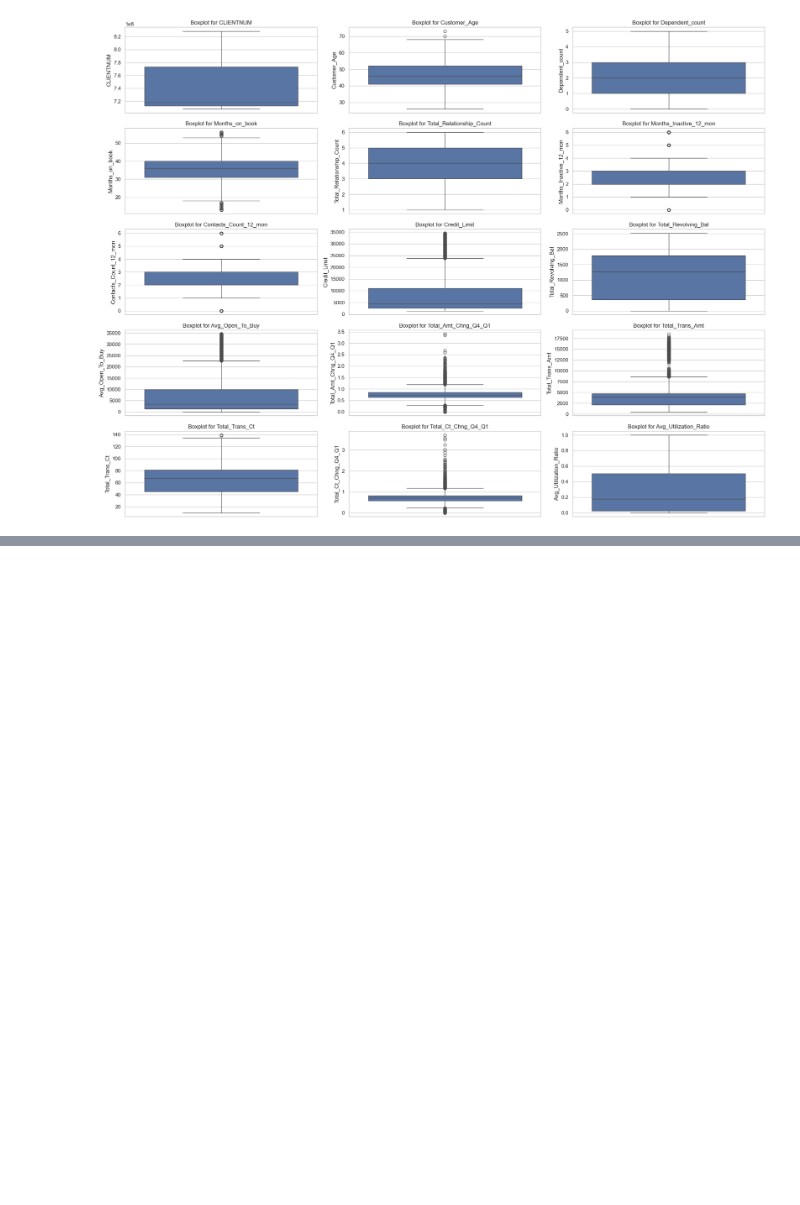
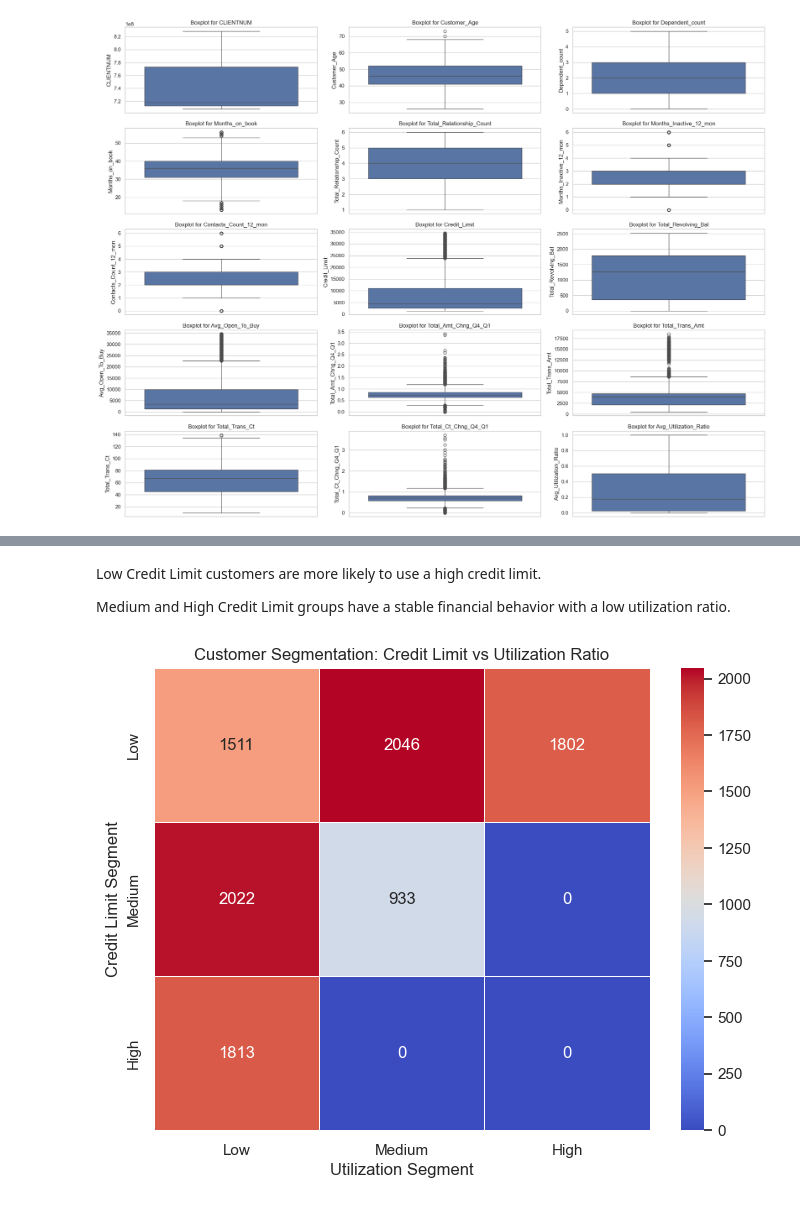
Before and after one commit to Zeegeuze/churn_prediction, a Jupyter notebook: personal_maps/anastasiia/anastasiia_main.ipynb, the cells around one changed output, grey strips where cells are left out. Drawn from its saved outputs; the diff is of its cells as text; code cells hidden in the pictures; blank space fills up the shorter version.

```diff
--- a/personal_maps/anastasiia/anastasiia_main.ipynb
+++ b/personal_maps/anastasiia/anastasiia_main.ipynb
@@ -200,0 +263,20 @@ Card_Category: ['Blue' 'Gold' 'Silver' 'Platinum']
+# %%
+# Segment 'Credit_Limit' into bins (Low, Medium, High)
+credit_bins = [0, 5000, 15000, df['Credit_Limit'].max()]  # Define bin edges
+credit_labels = ['Low', 'Medium', 'High']  # Define labels
+df['Credit_Limit_Segment'] = pd.cut(df['Credit_Limit'], bins=credit_bins, labels=credit_labels)
+
+# Segment 'Avg_Utilization_Ratio' into bins (Low, Medium, High)
+util_bins = [0, 0.2, 0.6, 1.0]  # Define bin edges
+util_labels = ['Low', 'Medium', 'High']  # Define labels
+df['Utilization_Segment'] = pd.cut(
+    df['Avg_Utilization_Ratio'],
+    bins=util_bins,
+    labels=util_labels,
+    include_lowest=True,  # Include the lowest value in the first bin
+    right=True  # Include the right edge in the bin
+)
+
+# Display updated data to confirm
+print("Updated data with segmentation:")
+print(df[['Credit_Limit', 'Credit_Limit_Segment', 'Avg_Utilization_Ratio', 'Utilization_Segment']].head())
@@ -200,0 +298,14 @@ Card_Category: ['Blue' 'Gold' 'Silver' 'Platinum']
+# %%
+# Group by Credit_Limit_Segment and Utilization_Segment
+segment_counts = df.groupby(['Credit_Limit_Segment', 'Utilization_Segment']).size().reset_index(name='Count')
+
+# Display the counts
+print("Customer segmentation based on Credit Limit and Utilization Ratio:")
+print(segment_counts)
+
+# Correct pivot table syntax
+pivot_table = segment_counts.pivot(index='Credit_Limit_Segment', columns='Utilization_Segment', values='Count')
+
+# Display the pivot table
+print("\nPivot Table:")
+print(pivot_table)
@@ -200,0 +331,14 @@ Card_Category: ['Blue' 'Gold' 'Silver' 'Platinum']
+# %% [markdown]
+Low Credit Limit customers are more likely to use a high credit limit.
+
+Medium and High Credit Limit groups have a stable financial behavior with a low utilization ratio.
+# %%
+# Visualize the segmentation using a heatmap
+plt.figure(figsize=(8, 6))
+sns.heatmap(pivot_table, annot=True, cmap="coolwarm", fmt="d", linewidths=0.5)
+plt.title("Customer Segmentation: Credit Limit vs Utilization Ratio")
+plt.xlabel("Utilization Segment")
+plt.ylabel("Credit Limit Segment")
+plt.show()
+# %% [output]
+[figure, added]
```
Also changed, not shown: parts of 46 cells of this notebook, 1 other file.
